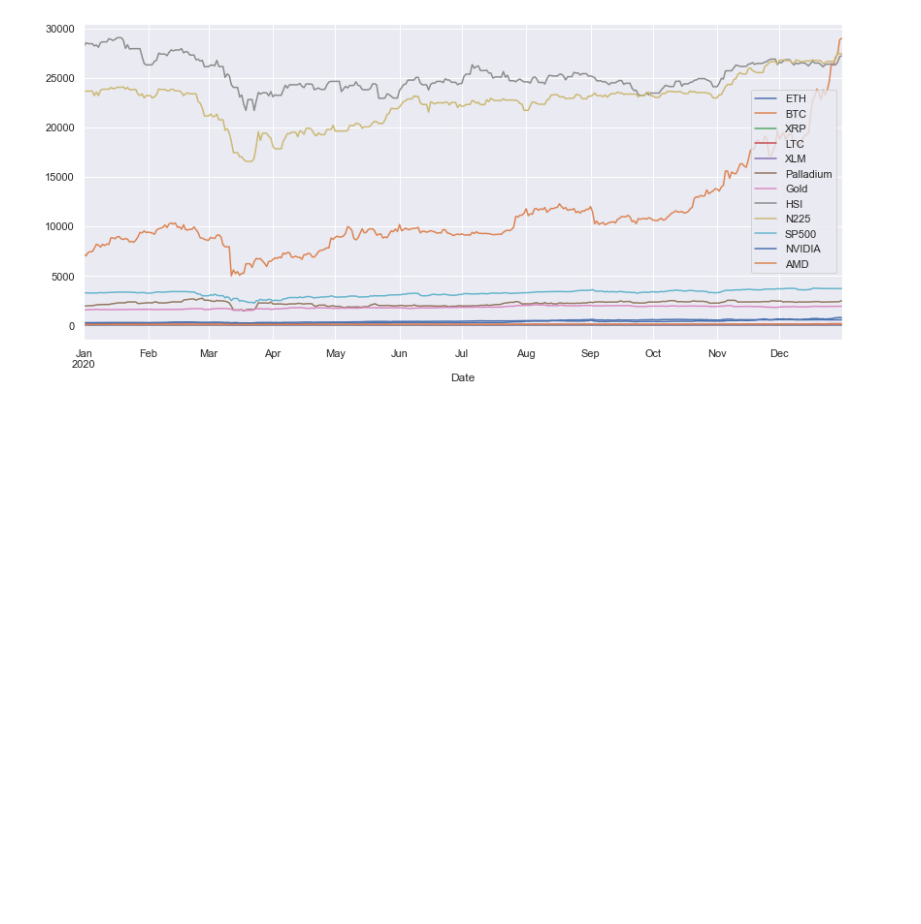
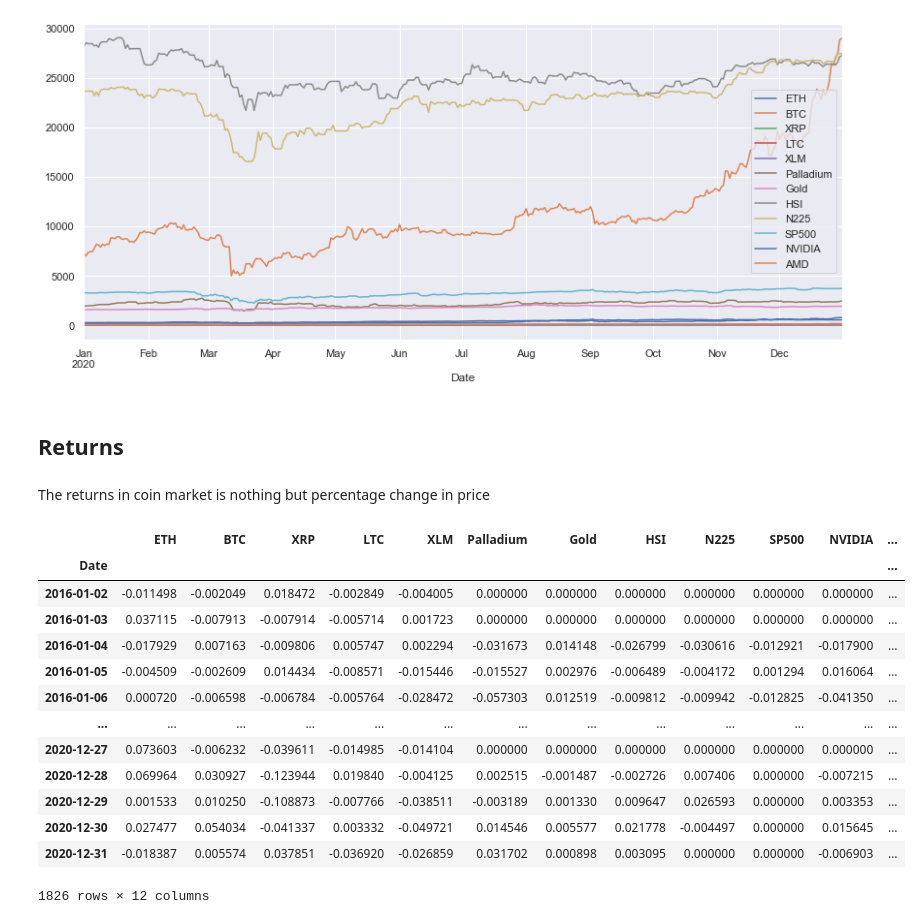
Before and after one commit to billmono95/TESI-LAUREA-MAGISTRALE, a Jupyter notebook: ExploratoryAnalysis.ipynb, the cells around one changed output. Cells and saved outputs as stored; diff of their text form; code cells hidden in the pictures; blank space fills up the shorter version.

```diff
--- a/ExploratoryAnalysis.ipynb
+++ b/ExploratoryAnalysis.ipynb
@@ -203,3 +203,7 @@ df_2020.plot(x='Date')
 # %% [output]
 <AxesSubplot:xlabel='Date'>
 [figure]
+# %% [markdown]
+## Returns
+# %% [markdown]
+The returns in coin market is nothing but percentage change in price
@@ -205,0 +216,17 @@ df_2020.plot(x='Date')
+# %%
+df_return
+# %% [output]
+|  | ETH | BTC | XRP | LTC | XLM | Palladium | Gold | HSI | N225 | SP500 | NVIDIA | ... |
+| Date |  |  |  |  |  |  |  |  |  |  |  | ... |
+| 2016-01-02 | -0.011498 | -0.002049 | 0.018472 | -0.002849 | -0.004005 | 0.000000 | 0.000000 | 0.000000 | 0.000000 | 0.000000 | 0.000000 | ... |
+| 2016-01-03 | 0.037115 | -0.007913 | -0.007914 | -0.005714 | 0.001723 | 0.000000 | 0.000000 | 0.000000 | 0.000000 | 0.000000 | 0.000000 | ... |
+| 2016-01-04 | -0.017929 | 0.007163 | -0.009806 | 0.005747 | 0.002294 | -0.031673 | 0.014148 | -0.026799 | -0.030616 | -0.012921 | -0.017900 | ... |
+| 2016-01-05 | -0.004509 | -0.002609 | 0.014434 | -0.008571 | -0.015446 | -0.015527 | 0.002976 | -0.006489 | -0.004172 | 0.001294 | 0.016064 | ... |
+| 2016-01-06 | 0.000720 | -0.006598 | -0.006784 | -0.005764 | -0.028472 | -0.057303 | 0.012519 | -0.009812 | -0.009942 | -0.012825 | -0.041350 | ... |
+| ... | ... | ... | ... | ... | ... | ... | ... | ... | ... | ... | ... | ... |
+| 2020-12-27 | 0.073603 | -0.006232 | -0.039611 | -0.014985 | -0.014104 | 0.000000 | 0.000000 | 0.000000 | 0.000000 | 0.000000 | 0.000000 | ... |
+| 2020-12-28 | 0.069964 | 0.030927 | -0.123944 | 0.019840 | -0.004125 | 0.002515 | -0.001487 | -0.002726 | 0.007406 | 0.000000 | -0.007215 | ... |
+| 2020-12-29 | 0.001533 | 0.010250 | -0.108873 | -0.007766 | -0.038511 | -0.003189 | 0.001330 | 0.009647 | 0.026593 | 0.000000 | 0.003353 | ... |
+| 2020-12-30 | 0.027477 | 0.054034 | -0.041337 | 0.003332 | -0.049721 | 0.014546 | 0.005577 | 0.021778 | -0.004497 | 0.000000 | 0.015645 | ... |
+| 2020-12-31 | -0.018387 | 0.005574 | 0.037851 | -0.036920 | -0.026859 | 0.031702 | 0.000898 | 0.003095 | 0.000000 | 0.000000 | -0.006903 | ... |
+1826 rows × 12 columns
```
Also changed, not shown: parts of 4 cells of this notebook.
